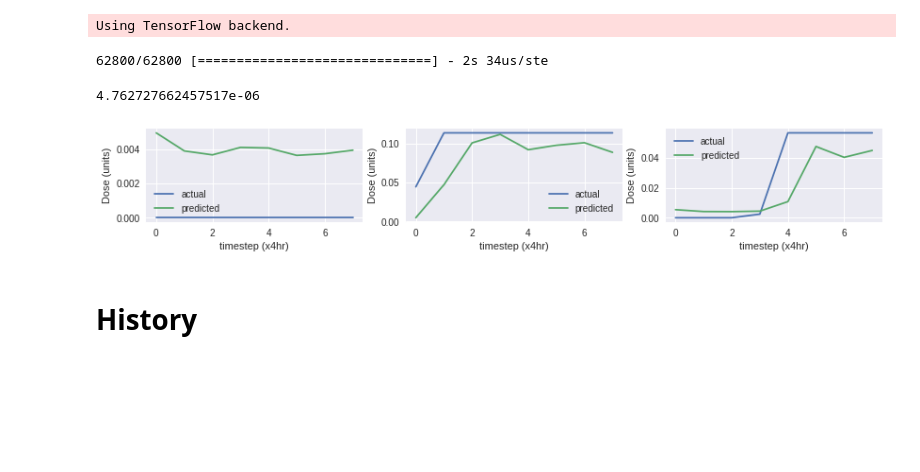
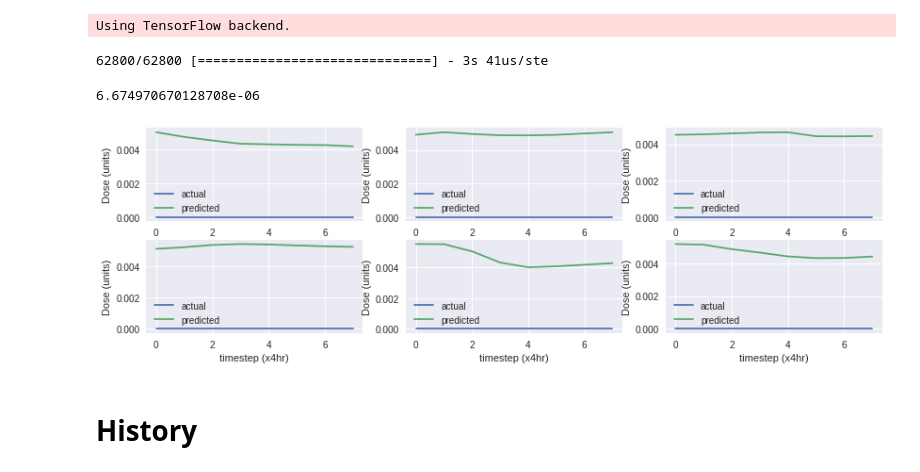
Before and after one commit to Ian-Mint/treatment_recommender, a Jupyter notebook: evaluate_model.ipynb, the cells around one changed output. Saved outputs shown, nothing was run; the diff lists cells and outputs as text; code cells hidden in the pictures; blank space fills up the shorter version.

```diff
--- a/evaluate_model.ipynb
+++ b/evaluate_model.ipynb
@@ -4,23 +4,21 @@ import numpy as np
 # %% [output]
 Using TensorFlow backend.
 # %%
-model_path = 'models/batch100-epochs200-lstm2x32.model'
+model_path = 'models/batch100-epochs200-lstm4x16.model'
 model = keras.models.load_model(model_path)
-batch_size = 100
-lookback = 8
+batch_size = model.layers[1].input_shape[0]
+lookback = model.layers[1].input_shape[1]
 # %%
 # TODO: get data params from model_path
 from data_loader import Data
 data = Data(lookback=lookback, batch_size=batch_size)
 # %%
-# model.evaluate(x=data.test.features, y=data.test.vasopressin)
-model.evaluate(x=data.validate.features, y=data.validate.vasopressin, batch_size=batch_size)
+model.evaluate(x=data.test.features, y=data.test.vasopressin)
 # %% [output]
-62800/62800 [==============================] - 2s 34us/ste
+62800/62800 [==============================] - 3s 41us/ste
-4.762727662457517e-06
+6.674970670128708e-06
 # %%
-# preds = model.predict(data.test.features[:100], batch_size=batch_size)
-preds = model.predict(data.validate.features[:100], batch_size=batch_size)
+preds = model.predict(data.test.features[:100], batch_size=batch_size)
 # %%
 import matplotlib.pyplot as plt
 plt.style.use([{
@@ -36,21 +34,20 @@ plt.style.use([{
 # %%
 f, ax = plt.subplots(2, 3, figsize=(14, 4))
 
-for n, i in enumerate(range(6)):
-    # d = data.test.vasopressin[i]
-    d = data.validate.vasopressin[i]
+for n, i in enumerate(range(18,24)):
+    d = data.test.vasopressin[i]
     x = range(len(d))
     ax = plt.subplot(2, 3, n + 1)
     ax.plot(d, label='actual')
     ax.plot(preds[i][:len(d)], label='predicted')
     ax.set_xlabel('timestep (x4hr)')
     ax.set_ylabel('Dose (units)')
     # plt.xlim([0, np.array(np.where(d==-1)).min() -6])
     ax.legend()
 
 f.savefig('figures/predicted_vasopressin.png', dpi=200, )
 # %% [output]
-[figure, old version]
+[figure, new version]
 # %% [markdown]
 # History
 # %%
```
